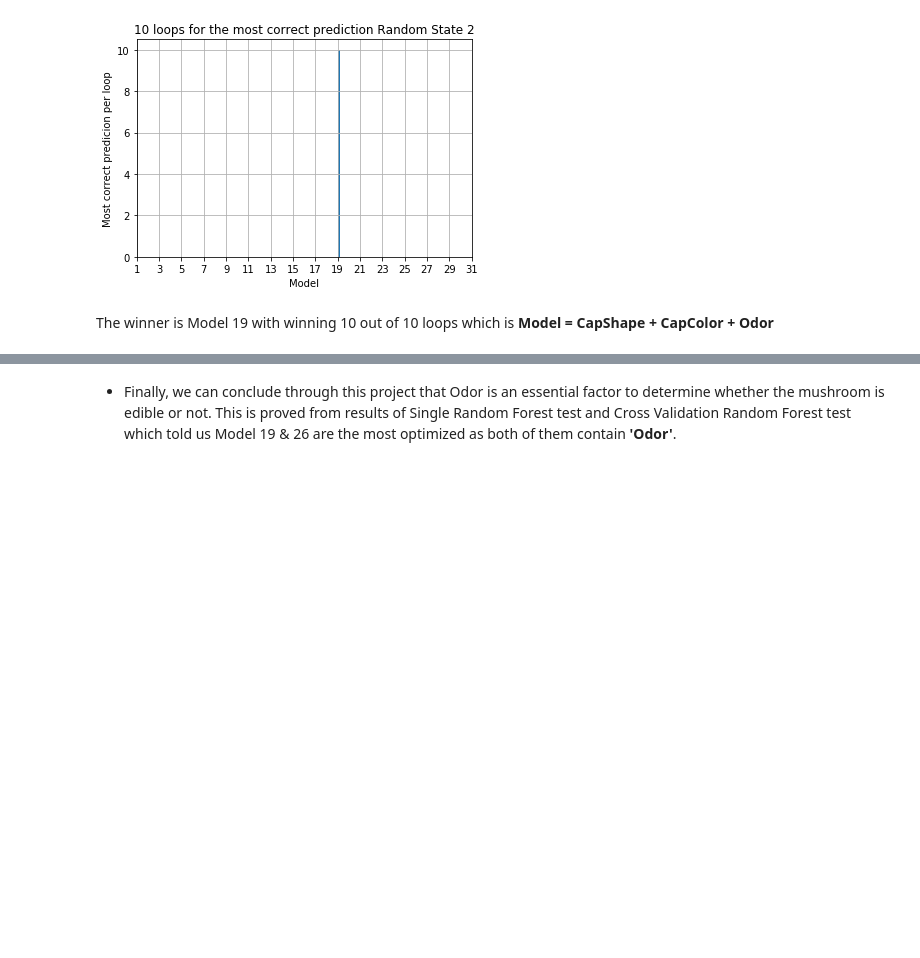
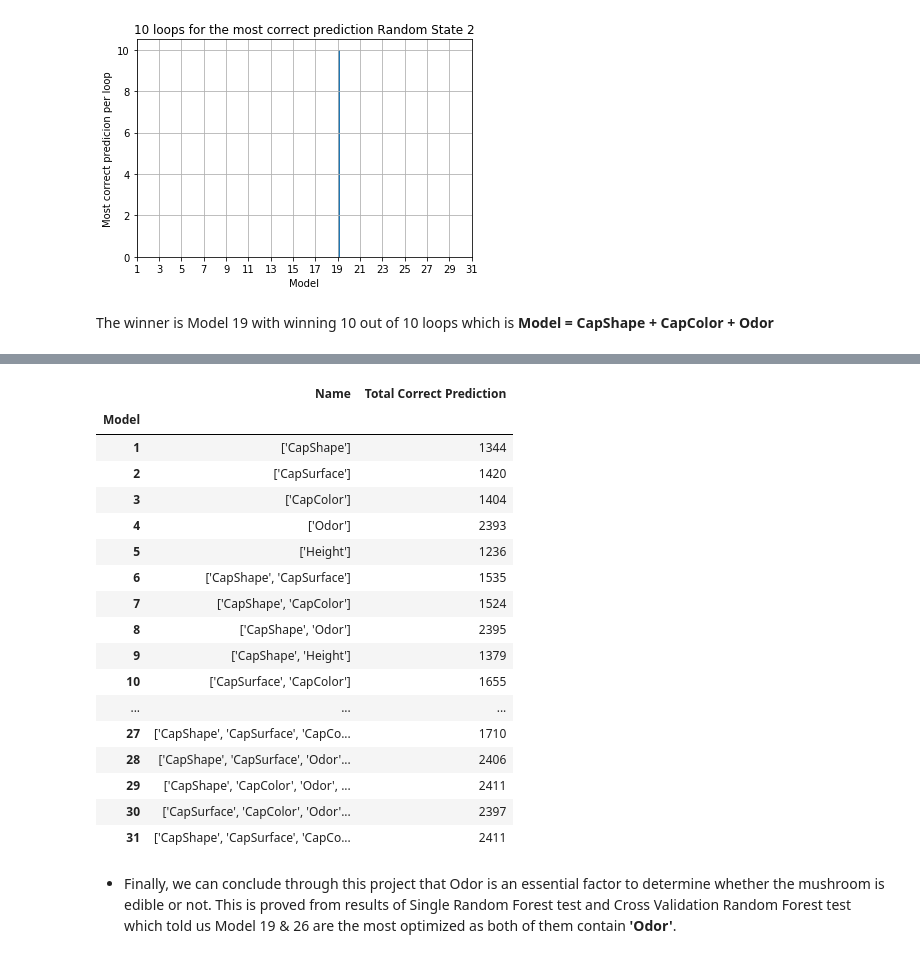
Before and after one commit to nico2997/Jupyter_notebook_data_analyst, a Jupyter notebook: Mushroom Edibility Analysis/Mushroom Analysis.ipynb, the cells around one changed output, grey strips where cells are left out. Drawn from its saved outputs; the diff is of its cells as text; code cells hidden in the pictures; blank space fills up the shorter version.

```diff
--- a/Mushroom Edibility Analysis/Mushroom Analysis.ipynb
+++ b/Mushroom Edibility Analysis/Mushroom Analysis.ipynb
@@ -599,4 +599,32 @@ model31_pred
 | 31 | [CapShape, CapSurface, CapColor, ... | 2411 |
+# %%
+#def highlight(s):
+#    if s['Total Correct Prediction'] > 2408:
+#        return ['background-color: yellow']*2
+#    else:
+#        return ['background-color: white']*2
+
+model31_pred.style.apply(lambda x: ['background-color: yellow']*2 if x['Total Correct Prediction'] > 2408
+                         else ['background-color: white']*2, axis=1)
+# %% [output]
+|  | Name | Total Correct Prediction |
+| Model |  |  |
+| 1 | ['CapShape'] | 1344 |
+| 2 | ['CapSurface'] | 1420 |
+| 3 | ['CapColor'] | 1404 |
+| 4 | ['Odor'] | 2393 |
+| 5 | ['Height'] | 1236 |
+| 6 | ['CapShape', 'CapSurface'] | 1535 |
+| 7 | ['CapShape', 'CapColor'] | 1524 |
+| 8 | ['CapShape', 'Odor'] | 2395 |
+| 9 | ['CapShape', 'Height'] | 1379 |
+| 10 | ['CapSurface', 'CapColor'] | 1655 |
+| ... | ... | ... |
+| 27 | ['CapShape', 'CapSurface', 'CapCo... | 1710 |
+| 28 | ['CapShape', 'CapSurface', 'Odor'... | 2406 |
+| 29 | ['CapShape', 'CapColor', 'Odor', ... | 2411 |
+| 30 | ['CapSurface', 'CapColor', 'Odor'... | 2397 |
+| 31 | ['CapShape', 'CapSurface', 'CapCo... | 2411 |
 # %% [markdown]
 - Finally, we can conclude through this project that Odor is an essential factor to determine whether the mushroom is edible or not. This is proved from results of Single Random Forest test and Cross Validation Random Forest test which told us Model 19 & 26 are the most optimized as both of them contain __'Odor'__.
 # %% [markdown]
```
Also changed, not shown: parts of 7 cells of this notebook.
